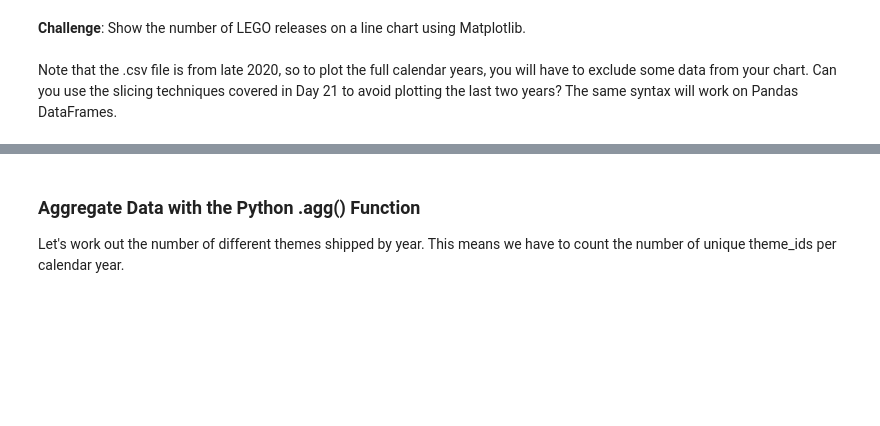
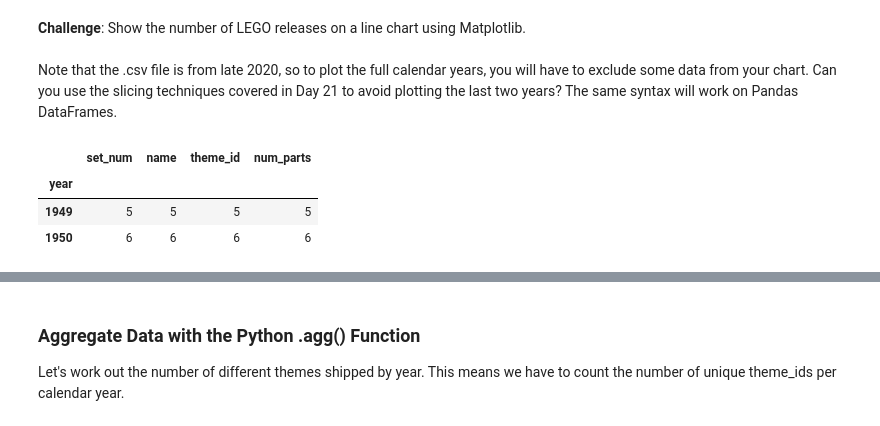
Before and after one commit to UlisesJuarez/Advanced-python-projects, a Jupyter notebook: Aggregate and merge data/Lego_Analysis_for_Course_(start).ipynb, the cells around one changed output, grey strips where cells are left out. Cells and saved outputs as stored; diff of their text form; code cells hidden in the pictures; blank space fills up the shorter version.

```diff
--- a/Aggregate and merge data/Lego_Analysis_for_Course_(start).ipynb
+++ b/Aggregate and merge data/Lego_Analysis_for_Course_(start).ipynb
@@ -133,0 +158,7 @@ Note that the .csv file is from late 2020, so to plot the full calendar years, y
+# %%
+sets_by_year.head(2)
+# %% [output]
+|  | set_num | name | theme_id | num_parts |
+| year |  |  |  |  |
+| 1949 | 5 | 5 | 5 | 5 |
+| 1950 | 6 | 6 | 6 | 6 |
```
Also changed, not shown: parts of 6 cells of this notebook.
